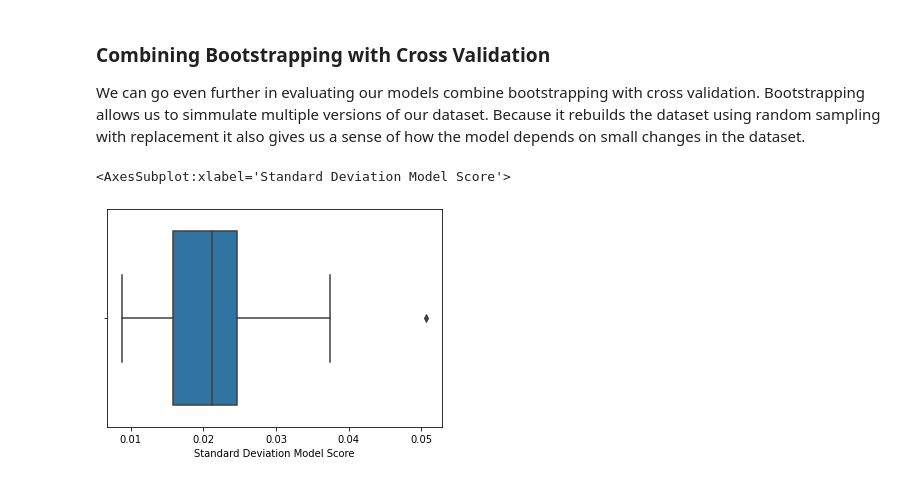
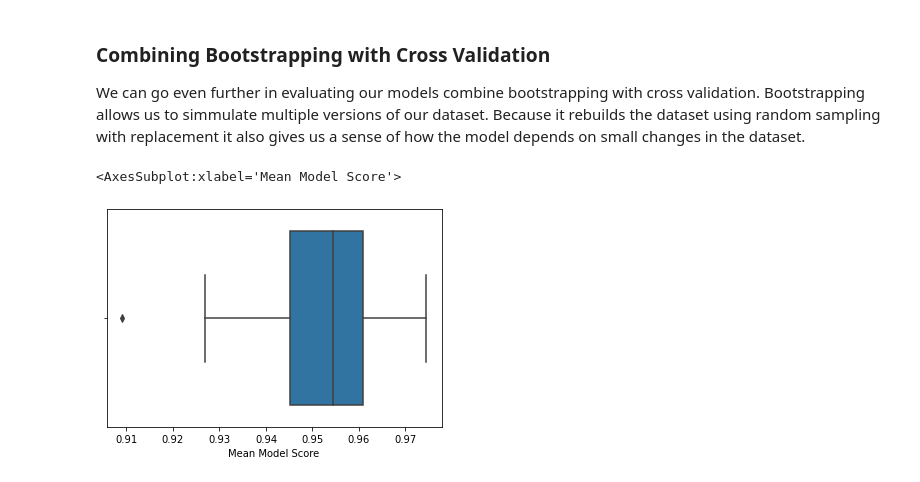
Before and after one commit to virgilpierce/STAT_111, a Jupyter notebook: Class Notes - 11-8 Classification.ipynb, the cells around one changed output. Saved outputs shown, nothing was run; the diff lists cells and outputs as text; code cells hidden in the pictures.

```diff
--- a/Class Notes - 11-8 Classification.ipynb
+++ b/Class Notes - 11-8 Classification.ipynb
@@ -368,0 +390,4 @@ scores, scores.mean()
+# %%
+clf = KNeighborsClassifier(n_neighbors=6)
+scores = cross_val_score(clf, X_train, y_train, cv=5)
+scores, scores.mean()
@@ -385,19 +413,19 @@ We can go even further in evaluating our models combine bootstrapping with cross
 # %%
 K = 3
 
 out = pd.DataFrame([], columns = ['Mean Model Score', 'Standard Deviation Model Score'])
 for k in range(100):
 
     boot_index = random.choices(range(X_train.shape[0]), k=X_train.shape[0])
     X_boot = X_train[boot_index, :]
     y_boot = y_train[boot_index]
 
     clf = KNeighborsClassifier(n_neighbors = K)
     scores = cross_val_score(clf, X_boot, y_boot, cv=5)
     out.loc[k, 'Mean Model Score'] = np.mean( scores )
     out.loc[k, 'Standard Deviation Model Score'] = np.std(scores )
 
-sns.boxplot(data=out, x='Standard Deviation Model Score')
+sns.boxplot(data=out, x='Mean Model Score')
 # %% [output]
-<AxesSubplot:xlabel='Standard Deviation Model Score'>
+<AxesSubplot:xlabel='Mean Model Score'>
-[figure, old version]
+[figure, new version]
```
Also changed, not shown: parts of 11 cells of this notebook, 5 other files.
